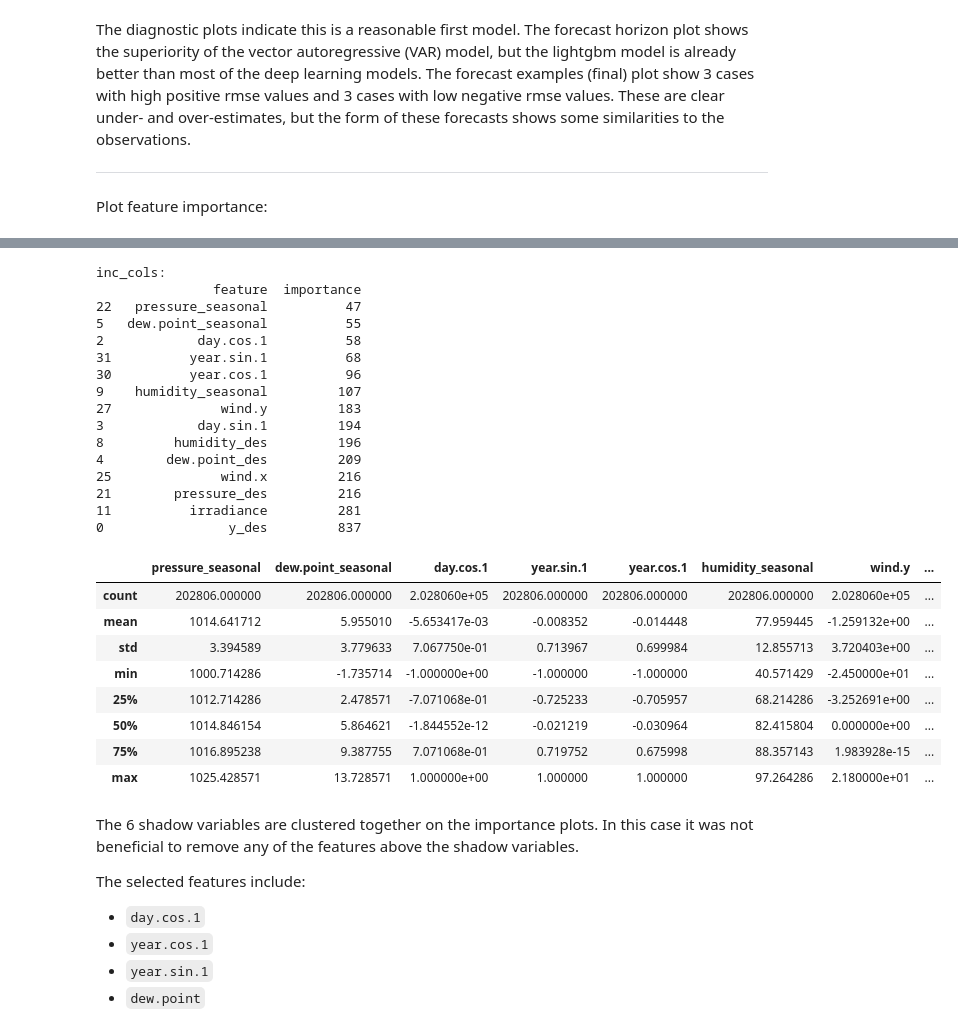
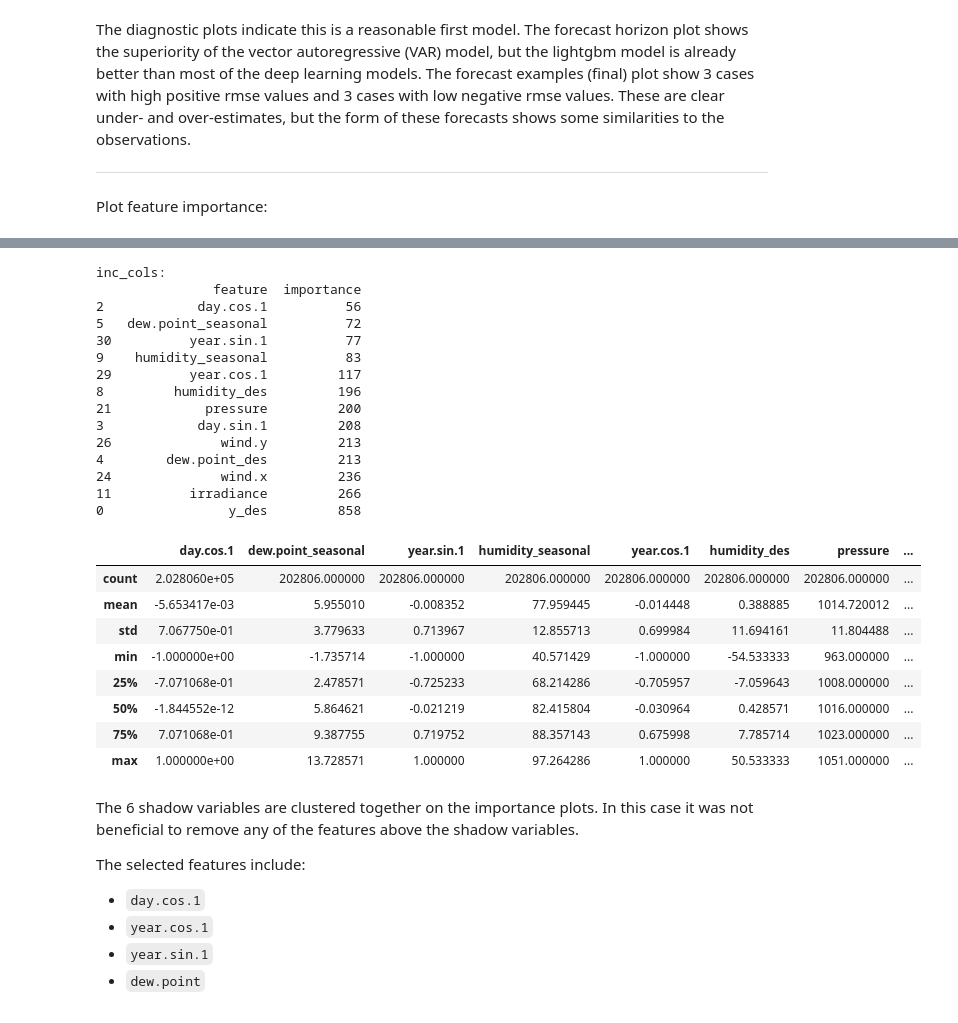
Before and after one commit to makeyourownmaker/CambridgeTemperatureNotebooks, a Jupyter notebook: notebooks/gradient_boosting.ipynb, the cells around one changed output, grey strips where cells are left out. Saved outputs shown, nothing was run; the diff lists cells and outputs as text; code cells hidden in the pictures.

```diff
--- a/notebooks/gradient_boosting.ipynb
+++ b/notebooks/gradient_boosting.ipynb
@@ -1545,7 +1562,8 @@ series = TimeSeries.from_dataframe(train_df, value_cols=Y_COL)
 
 # y_des excluded for lags = 1, lags_past_covariates = 1 to simplify variable importance plotting etc
 # y_des must be included in past_cov for all other models
-ex_cols = ['y', 'y_seasonal', 'y_des', 'humidity', 'pressure', 'dew.point']
+ex_cols = ['y', 'y_des', 'humidity', 'dew.point', 'y_des_std_6', 'y_des_std_12']
+# 'y_seasonal',
 past_cov = TimeSeries.from_dataframe(train_df.loc[:, train_df.columns.difference(ex_cols)])
 
 val_ser = TimeSeries.from_dataframe(valid_df, value_cols=Y_COL)
@@ -1719,9 +1737,33 @@ summarise_hist_comp(hist_comp, valid_df)
 # Backtest MAE:  2.892012
 
 
+# Deseasonal y, humidity, dew.point
+# Backtest RMSE 48th: 2.161535
+# Backtest MAE 48th:  1.667644
+
 # Deseasonal y, pressure, humidity, dew.point
 # Backtest RMSE 48th: 2.168753
 # Backtest MAE 48th:  1.676449
+
+# Deseasonal y, pressure, humidity, dew.point, wind.x, wind.y
+# Backtest RMSE 48th: 2.170614
+# Backtest MAE 48th:  1.686288
+
+# Deseasonal y, pressure, humidity, dew.point, wind.x, wind.y
+#      minus wind.x_seasonal, wind.y_seasonal, pressure_seasonal
+# Backtest RMSE 48th: 2.19157
+# Backtest MAE 48th:  1.707022
+
+# Deseasonal y, humidity, dew.point
+# plus y_des_std_{6,12}
+# Backtest RMSE 48th: 2.192587
+# Backtest MAE 48th:  1.692611
+# Similar results for y_des_mean_{6,48}
+
+# Deseasonal y, humidity, dew.point
+# plus y_seasonal
+# Backtest RMSE 48th: 2.201024
+# Backtest MAE 48th:  1.691915
 # %% [output]
 valid_df['y_des']:
 count    16923.000000
@@ -1783,32 +1825,31 @@ plot_importances(model, train_df, exclude_cols = ex_cols)  #, include_cols=inclu
 # %%
-inc_cols = get_most_important_variables(model, train_df, 47, exclude_cols = ex_cols)
+inc_cols = get_most_important_variables(model, train_df, 56, exclude_cols = ex_cols)
 display(train_df.loc[:, inc_cols['feature']].describe())
 # %% [output]
 inc_cols:
                feature  importance
-22   pressure_seasonal          47
-5   dew.point_seasonal          55
-2            day.cos.1          58
-31          year.sin.1          68
-30          year.cos.1          96
-9    humidity_seasonal         107
-27              wind.y         183
-3            day.sin.1         194
+2            day.cos.1          56
+5   dew.point_seasonal          72
+30          year.sin.1          77
+9    humidity_seasonal          83
+29          year.cos.1         117
 8         humidity_des         196
-4        dew.point_des         209
-25              wind.x         216
-21        pressure_des         216
-11          irradiance         281
-0                y_des         837
+21            pressure         200
+3            day.sin.1         208
+26              wind.y         213
+4        dew.point_des         213
+24              wind.x         236
+11          irradiance         266
+0                y_des         858
-|  | pressure_seasonal | dew.point_seasonal | day.cos.1 | year.sin.1 | year.cos.1 | humidity_seasonal | wind.y | ... |
-| count | 202806.000000 | 202806.000000 | 2.028060e+05 | 202806.000000 | 202806.000000 | 202806.000000 | 2.028060e+05 | ... |
-| mean | 1014.641712 | 5.955010 | -5.653417e-03 | -0.008352 | -0.014448 | 77.959445 | -1.259132e+00 | ... |
-| std | 3.394589 | 3.779633 | 7.067750e-01 | 0.713967 | 0.699984 | 12.855713 | 3.720403e+00 | ... |
-| min | 1000.714286 | -1.735714 | -1.000000e+00 | -1.000000 | -1.000000 | 40.571429 | -2.450000e+01 | ... |
-| 25% | 1012.714286 | 2.478571 | -7.071068e-01 | -0.725233 | -0.705957 | 68.214286 | -3.252691e+00 | ... |
-| 50% | 1014.846154 | 5.864621 | -1.844552e-12 | -0.021219 | -0.030964 | 82.415804 | 0.000000e+00 | ... |
-| 75% | 1016.895238 | 9.387755 | 7.071068e-01 | 0.719752 | 0.675998 | 88.357143 | 1.983928e-15 | ... |
-| max | 1025.428571 | 13.728571 | 1.000000e+00 | 1.000000 | 1.000000 | 97.264286 | 2.180000e+01 | ... |
+|  | day.cos.1 | dew.point_seasonal | year.sin.1 | humidity_seasonal | year.cos.1 | humidity_des | pressure | ... |
+| count | 2.028060e+05 | 202806.000000 | 202806.000000 | 202806.000000 | 202806.000000 | 202806.000000 | 202806.000000 | ... |
+| mean | -5.653417e-03 | 5.955010 | -0.008352 | 77.959445 | -0.014448 | 0.388885 | 1014.720012 | ... |
+| std | 7.067750e-01 | 3.779633 | 0.713967 | 12.855713 | 0.699984 | 11.694161 | 11.804488 | ... |
+| min | -1.000000e+00 | -1.735714 | -1.000000 | 40.571429 | -1.000000 | -54.533333 | 963.000000 | ... |
+| 25% | -7.071068e-01 | 2.478571 | -0.725233 | 68.214286 | -0.705957 | -7.059643 | 1008.000000 | ... |
+| 50% | -1.844552e-12 | 5.864621 | -0.021219 | 82.415804 | -0.030964 | 0.428571 | 1016.000000 | ... |
+| 75% | 7.071068e-01 | 9.387755 | 0.719752 | 88.357143 | 0.675998 | 7.785714 | 1023.000000 | ... |
+| max | 1.000000e+00 | 13.728571 | 1.000000 | 97.264286 | 1.000000 | 50.533333 | 1051.000000 | ... |
 # %% [markdown]
 The 6 shadow variables are clustered together on the importance plots.
 In this case it was not beneficial to remove any of the features above the shadow variables.
```
Also changed, not shown: parts of 11 cells of this notebook.
